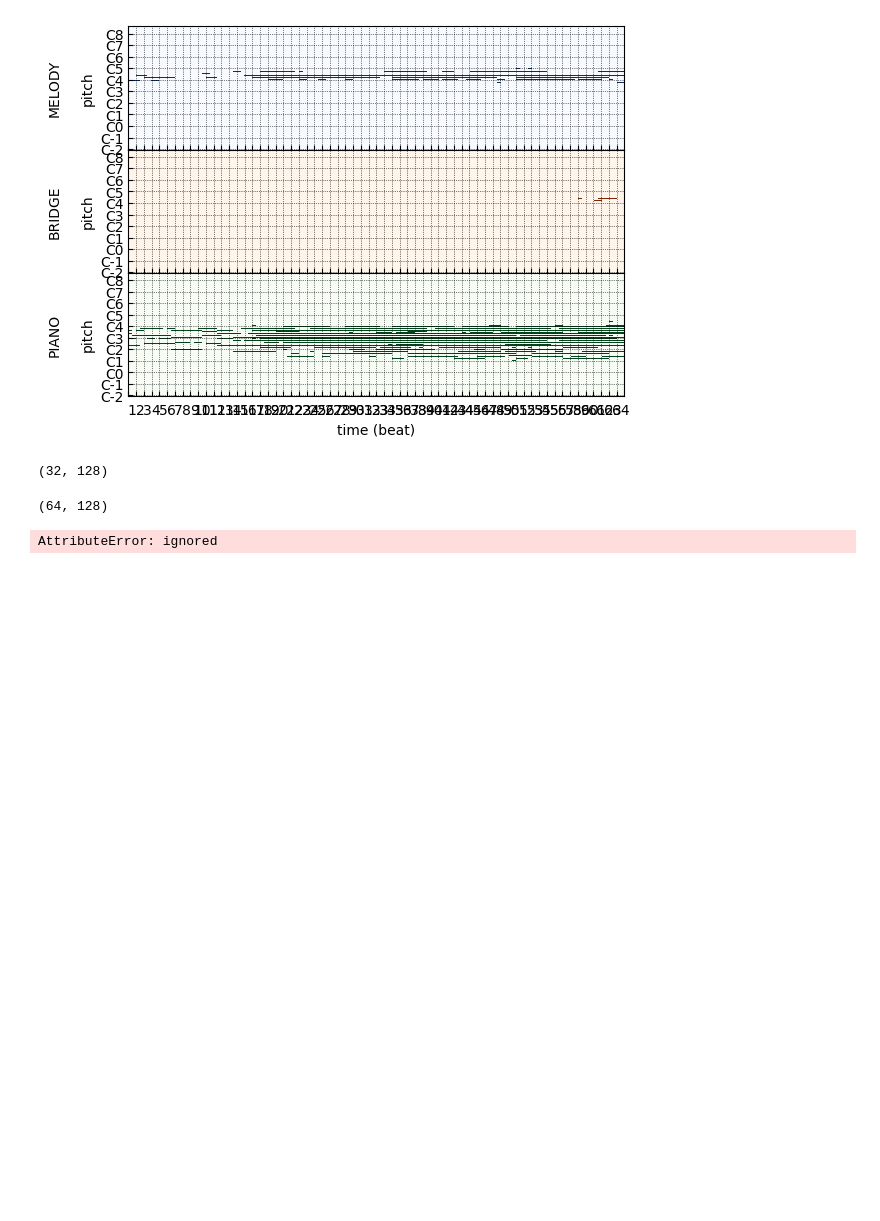
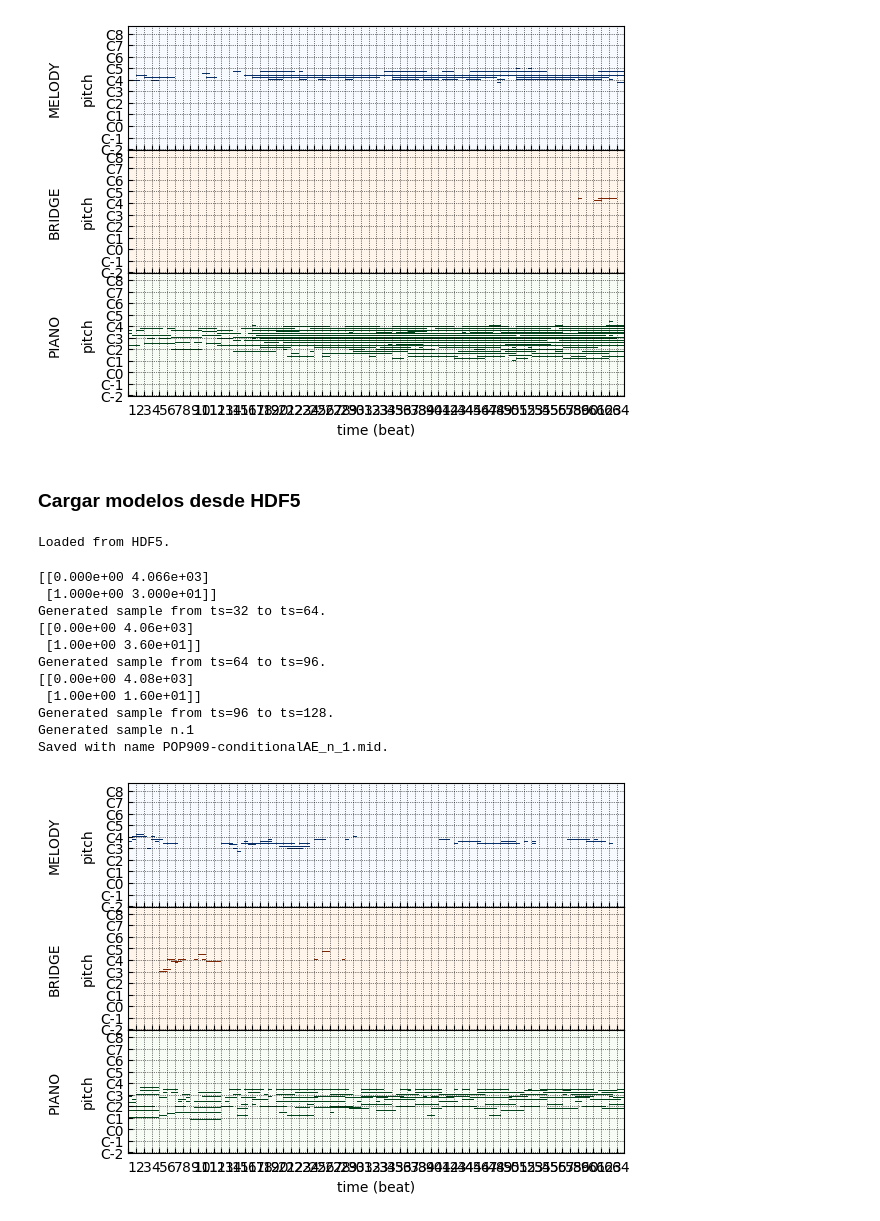
Before and after one commit to STarrio/generative-music, a Jupyter notebook: MAEGeneration.ipynb, the cells around one changed output. Cells and saved outputs as stored; diff of their text form; code cells hidden in the pictures; blank space fills up the shorter version.

```diff
--- a/MAEGeneration.ipynb
+++ b/MAEGeneration.ipynb
@@ -514,7 +519,7 @@ class MAESampleGenerator:
         self.n_sample = 0
         self.store_path = store_path
 
-    def generate(self, seed, sample_length, threshold=0.6):
+    def generate(self, seed, thresholds, sample_length):
 
         stream = seed.copy()
         prob_heatmaps = seed.copy()
@@ -533,7 +538,7 @@ class MAESampleGenerator:
             # MAIN INSTRUMENT
 
             cur_seed = main_stream[-self.encoder.seq_len:]
-
+            threshold = thresholds[main_inst]
 
             # add dimension for batch
             # (1, max_seq_len, vocab_size)
@@ -555,7 +560,7 @@ class MAESampleGenerator:
 
             # generar instrumentos
             for inst in CONDITIONAL_INSTRUMENTS[DATASET]:
-                inst_out, inst_heatmap = self.generate_next(inst, stream[inst][-self.encoder.seq_len:], p_out, threshold)
+                inst_out, inst_heatmap = self.generate_next(inst, stream[inst][-self.encoder.seq_len:], p_out, thresholds[inst])
                 stream[inst] = np.concatenate((stream[inst], inst_out))
                 prob_heatmaps[inst] = np.append(prob_heatmaps[inst],np.reshape(inst_heatmap, (self.encoder.seq_len,128)),axis=0)
 
@@ -590,7 +595,7 @@ class MAESampleGenerator:
 
         # make a prediction
         p_out = model.predict(p_in,verbose=0)
-        prob_heatmap = np.reshape(p_out, (self.encoder.seq_len,128))
+        prob_heatmap = np.reshape(p_out.copy(), (self.encoder.seq_len,128))
 
         p_out[p_out < threshold] = 0.0
         p_out[p_out >= threshold] = 1.0
@@ -623,12 +628,21 @@ class MAESampleGenerator:
     def plot_sample(self, midi):
         midi.plot()
 
-    def plot_probs_heatmap(self):
-        fig, ax = plt.subplots(figsize=(50,50))
-        ax.set_yticks([int(j) for j in range(0, 128)])
+    def plot_probs_heatmaps(self, min_note=15, max_note=100):
+        for instrument, prob_heatmap in self.prob_heatmaps.items():
 
-        heatmap = np.transpose(self.prob_heatmap)
-        plt.imshow(heatmap, origin="lower", cmap='plasma')
+            fig, ax = plt.subplots(figsize=(50,50))
+            ax.title.set_text(f'{instrument} heatmap')
+            ax.set_yticks([int(j) for j in range(min_note, max_note)])
+
+            heatmap = np.transpose(prob_heatmap)
+            plt.imshow(heatmap[min_note:max_note,:], origin="lower", cmap='plasma', extent=[0, prob_heatmap.shape[0], min_note, max_note])
+
+
+    def load_from_hdf5(self, model_path_dict):
+        models = {instrument: keras.models.load_model(os.path.join(BASE_PATH, path)) for instrument, path in model_path_dict.items()}
+        self.models = models
+        print('Loaded from HDF5.')
 # %% [markdown]
 ### Tratamiento de los datos
 # %%
@@ -837,14 +851,32 @@ Generated sample from ts=96 to ts=128.
 Generated sample n.12
 Saved with name POP909-conditionalAE_n_12.mid.
 [figure]
-# %%
-seed['PIANO'].shape
-# %% [output]
-(32, 128)
+# %% [markdown]
+### Cargar modelos desde HDF5
 # %%
-sampler.generated_sequence['PIANO'].shape
+hdf5_dict = {'MELODY': 'weights/melody_autoencoder/POP909_MELODY_autoencoder.h5',
+            'BRIDGE': 'weights/BRIDGE_cond_autoencoder/POP909_BRIDGE_cond_autoencoder.h5',
+            'PIANO': 'weights/PIANO_cond_autoencoder/POP909_PIANO_cond_autoencoder.h5'}
-# %% [output]
-(64, 128)
 # %%
+sampler = MAESampleGenerator(models, encoder)
+sampler.load_from_hdf5(hdf5_dict)
 # %% [output]
-AttributeError: ignored
+Loaded from HDF5.
+# %%
+thresh = {'MELODY': 0.2, 'BRIDGE': 0.15, 'PIANO': 0.3}
+# %%
+sampler.generate(seed,thresh,sample_length=3)
+sampler.gen2midi()
+# %% [output]
+[[0.000e+00 4.066e+03]
+ [1.000e+00 3.000e+01]]
+Generated sample from ts=32 to ts=64.
+[[0.00e+00 4.06e+03]
+ [1.00e+00 3.60e+01]]
+Generated sample from ts=64 to ts=96.
+[[0.00e+00 4.08e+03]
+ [1.00e+00 1.60e+01]]
+Generated sample from ts=96 to ts=128.
+Generated sample n.1
+Saved with name POP909-conditionalAE_n_1.mid.
+[figure, added]
```
Also changed, not shown: parts of 4 cells of this notebook, 1 other file.
